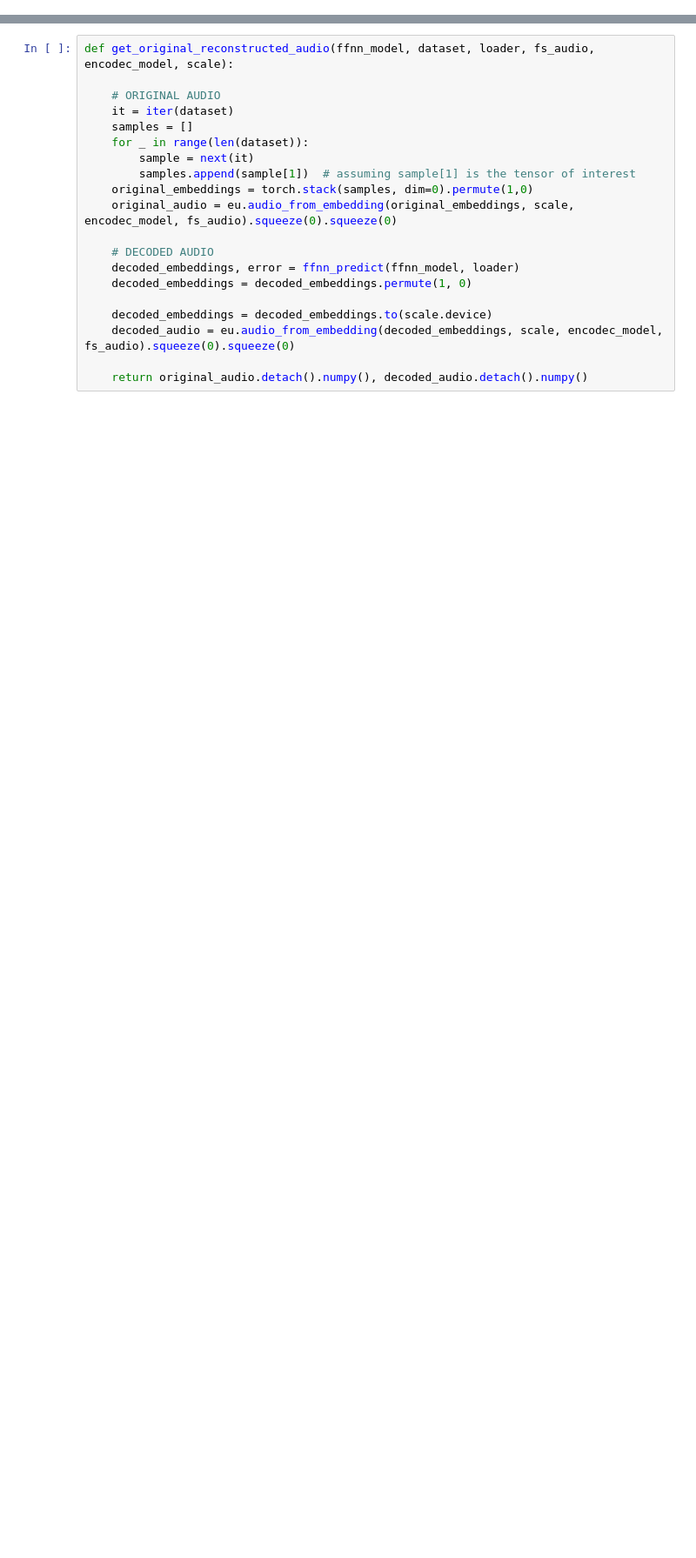
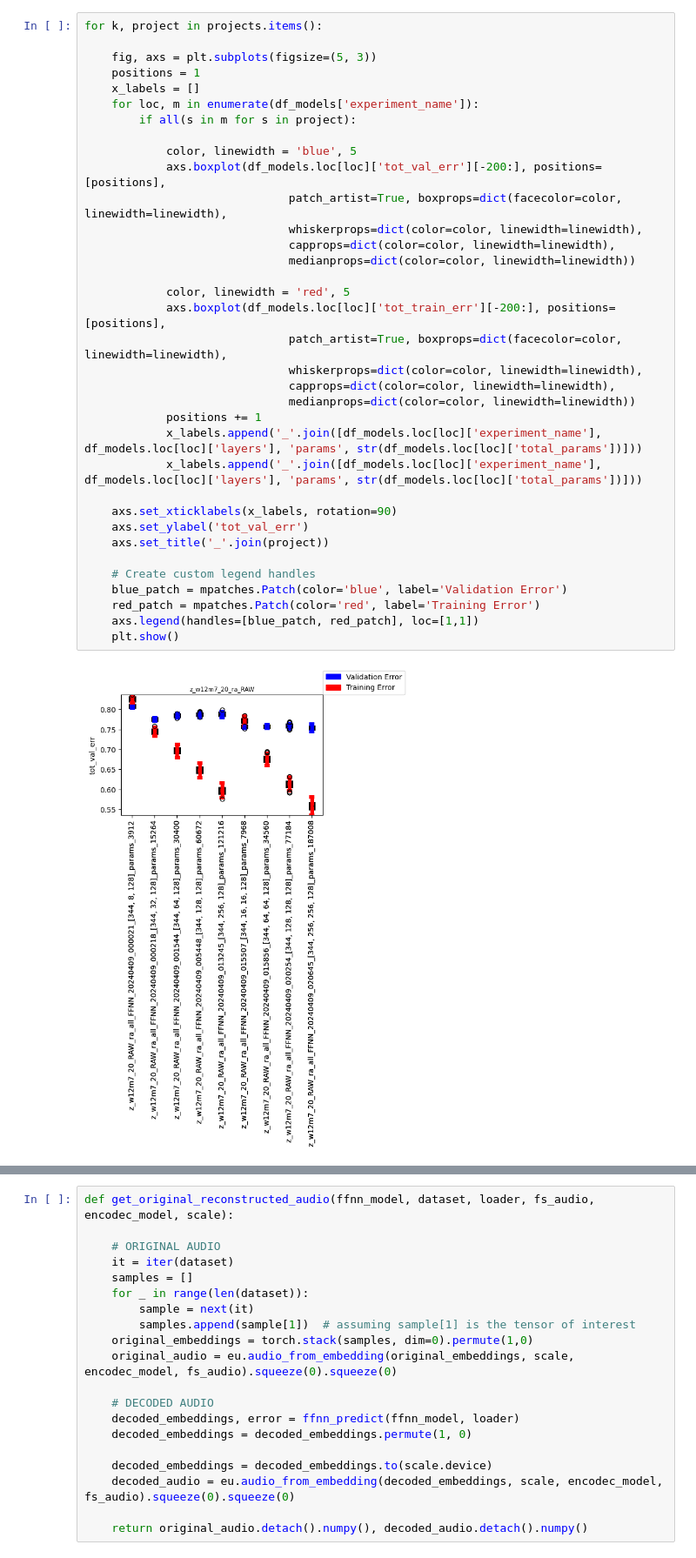
Before and after one commit to pabloslash/EnSongdec, a Jupyter notebook: notebooks/multi-model-comparison.ipynb, the cells around one changed output, grey strips where cells are left out. Shown at 87% size. Drawn from its saved outputs; the diff is of its cells as text; blank space fills up the shorter version.

```diff
--- a/notebooks/multi-model-comparison.ipynb
+++ b/notebooks/multi-model-comparison.ipynb
@@ -24,0 +70,37 @@ exec(open('/home/jovyan/pablo_tostado/bird_song/decoding_paper_analysis/utils/al
+# %%
+for k, project in projects.items():
+
+    fig, axs = plt.subplots(figsize=(5, 3))
+    positions = 1
+    x_labels = []
+    for loc, m in enumerate(df_models['experiment_name']):
+        if all(s in m for s in project):
+
+            color, linewidth = 'blue', 5
+            axs.boxplot(df_models.loc[loc]['tot_val_err'][-200:], positions=[positions],
+                              patch_artist=True, boxprops=dict(facecolor=color, linewidth=linewidth),
+                              whiskerprops=dict(color=color, linewidth=linewidth),
+                              capprops=dict(color=color, linewidth=linewidth),
+                              medianprops=dict(color=color, linewidth=linewidth))
+
+            color, linewidth = 'red', 5
+            axs.boxplot(df_models.loc[loc]['tot_train_err'][-200:], positions=[positions],
+                              patch_artist=True, boxprops=dict(facecolor=color, linewidth=linewidth),
+                              whiskerprops=dict(color=color, linewidth=linewidth),
+                              capprops=dict(color=color, linewidth=linewidth),
+                              medianprops=dict(color=color, linewidth=linewidth))
+            positions += 1
+            x_labels.append('_'.join([df_models.loc[loc]['experiment_name'], df_models.loc[loc]['layers'], 'params', str(df_models.loc[loc]['total_params'])]))
+            x_labels.append('_'.join([df_models.loc[loc]['experiment_name'], df_models.loc[loc]['layers'], 'params', str(df_models.loc[loc]['total_params'])]))
+
+    axs.set_xticklabels(x_labels, rotation=90)
+    axs.set_ylabel('tot_val_err')
+    axs.set_title('_'.join(project))
+
+    # Create custom legend handles
+    blue_patch = mpatches.Patch(color='blue', label='Validation Error')
+    red_patch = mpatches.Patch(color='red', label='Training Error')
+    axs.legend(handles=[blue_patch, red_patch], loc=[1,1])
+    plt.show()
+# %% [output]
+[figure, added]
```
Also changed, not shown: parts of 19 cells of this notebook, 2 other files.
